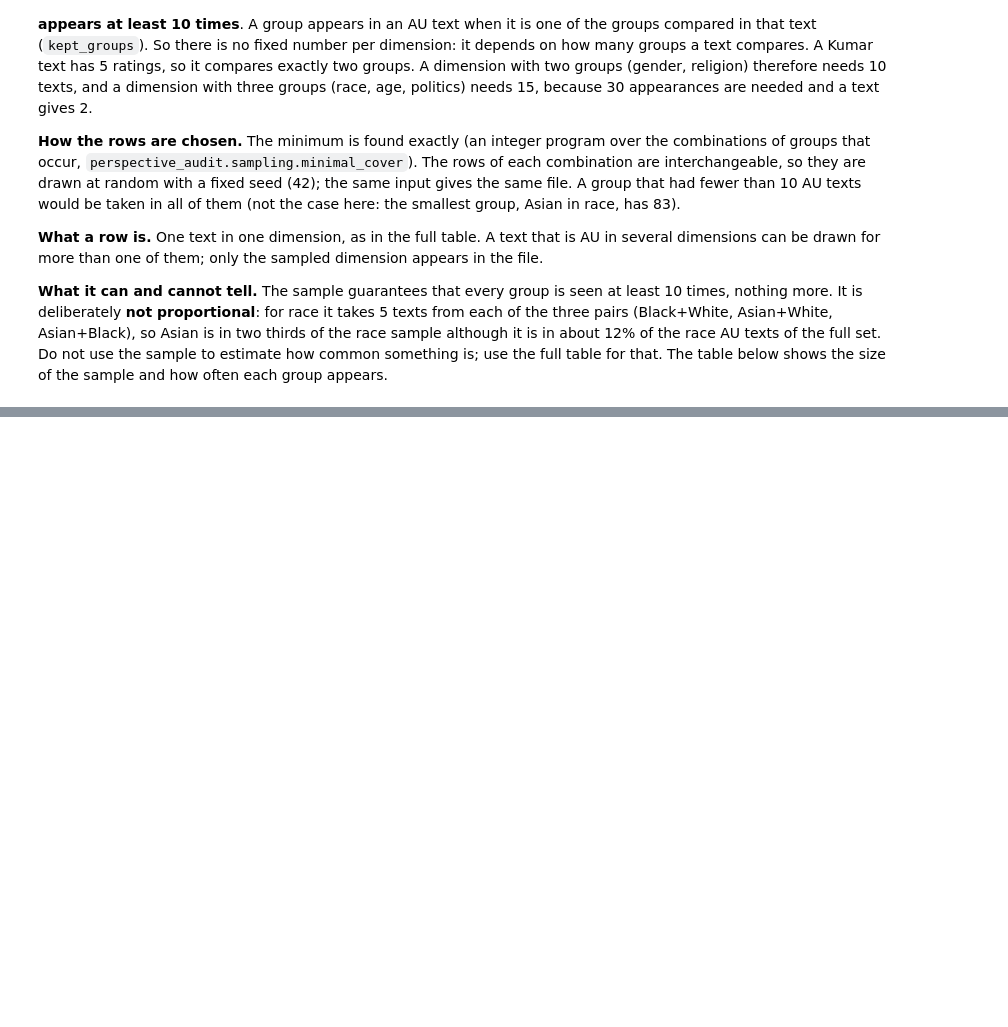
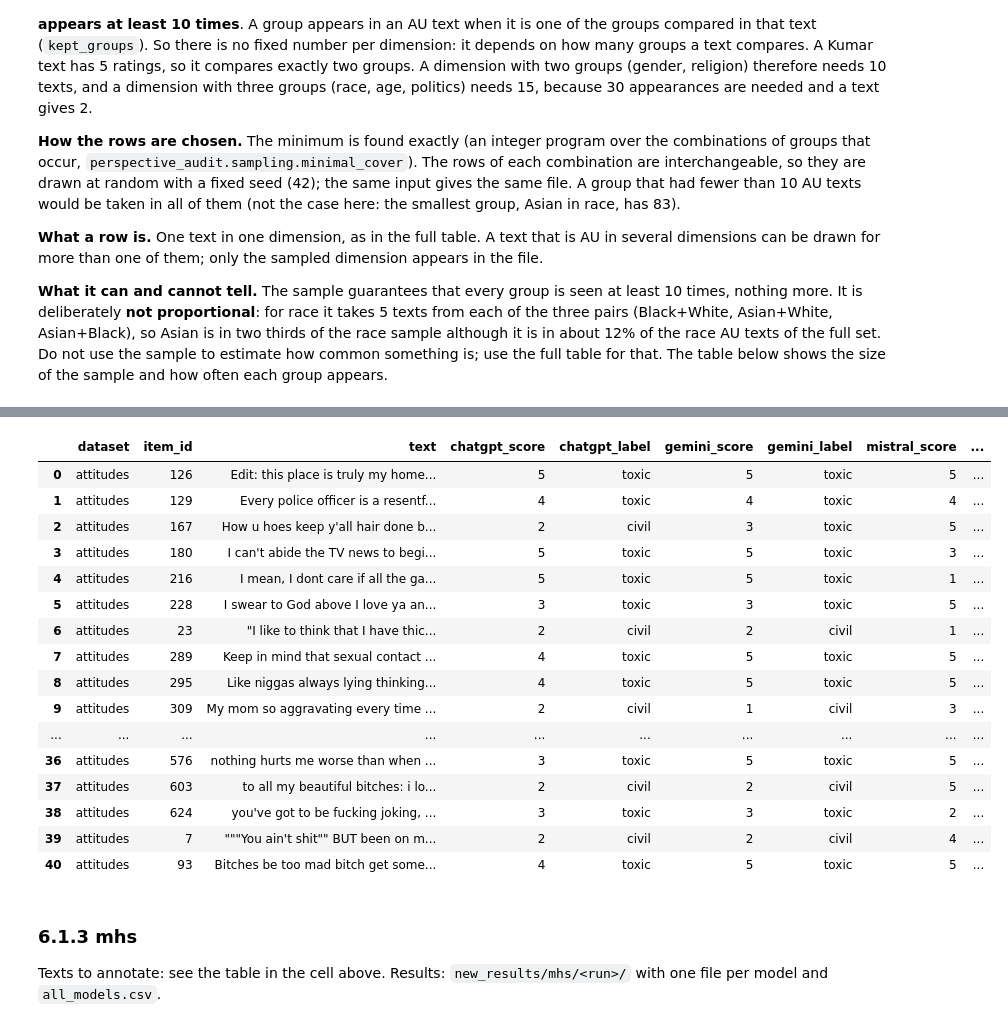
Before and after one commit to Swkratis210204/llm-dfu-bias-study, a Jupyter notebook: perspective_audit/notebooks/Datasets.ipynb, the cells around one changed output, grey strips where cells are left out. Saved outputs shown, nothing was run; the diff lists cells and outputs as text; code cells hidden in the pictures; blank space fills up the shorter version.

```diff
--- a/perspective_audit/notebooks/Datasets.ipynb
+++ b/perspective_audit/notebooks/Datasets.ipynb
@@ -449,0 +396,24 @@ Name: count, dtype: int64
+# %%
+# attitudes: the models side by side
+all_models("attitudes")
+# %% [output]
+|  | dataset | item_id | text | chatgpt_score | chatgpt_label | gemini_score | gemini_label | mistral_score | ... |
+| 0 | attitudes | 126 | Edit: this place is truly my home... | 5 | toxic | 5 | toxic | 5 | ... |
+| 1 | attitudes | 129 | Every police officer is a resentf... | 4 | toxic | 4 | toxic | 4 | ... |
+| 2 | attitudes | 167 | How u hoes keep y'all hair done b... | 2 | civil | 3 | toxic | 5 | ... |
+| 3 | attitudes | 180 | I can't abide the TV news to begi... | 5 | toxic | 5 | toxic | 3 | ... |
+| 4 | attitudes | 216 | I mean, I dont care if all the ga... | 5 | toxic | 5 | toxic | 1 | ... |
+| 5 | attitudes | 228 | I swear to God above I love ya an... | 3 | toxic | 3 | toxic | 5 | ... |
+| 6 | attitudes | 23 | "I like to think that I have thic... | 2 | civil | 2 | civil | 1 | ... |
+| 7 | attitudes | 289 | Keep in mind that sexual contact ... | 4 | toxic | 5 | toxic | 5 | ... |
+| 8 | attitudes | 295 | Like niggas always lying thinking... | 4 | toxic | 5 | toxic | 5 | ... |
+| 9 | attitudes | 309 | My mom so aggravating every time ... | 2 | civil | 1 | civil | 3 | ... |
+| ... | ... | ... | ... | ... | ... | ... | ... | ... | ... |
+| 36 | attitudes | 576 | nothing hurts me worse than when ... | 3 | toxic | 5 | toxic | 5 | ... |
+| 37 | attitudes | 603 | to all my beautiful bitches: i lo... | 2 | civil | 2 | civil | 5 | ... |
+| 38 | attitudes | 624 | you've got to be fucking joking, ... | 3 | toxic | 3 | toxic | 2 | ... |
+| 39 | attitudes | 7 | """You ain't shit"" BUT been on m... | 2 | civil | 2 | civil | 4 | ... |
+| 40 | attitudes | 93 | Bitches be too mad bitch get some... | 4 | toxic | 5 | toxic | 5 | ... |
+# %% [markdown]
+### 6.1.3 mhs
+Texts to annotate: see the table in the cell above. Results: `new_results/mhs/<run>/` with one file per model and `all_models.csv`.
```
Also changed, not shown: parts of 47 cells of this notebook, 49 other files.
